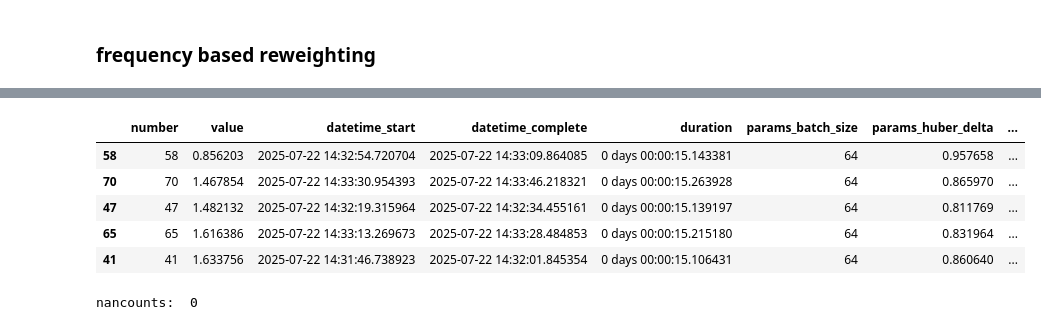
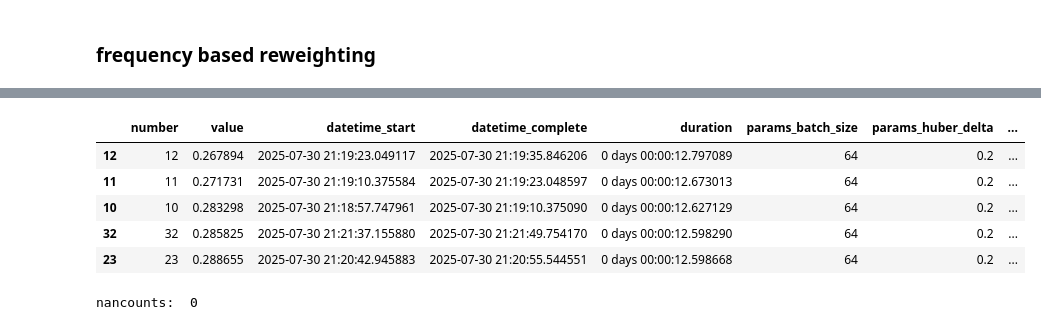
Before and after one commit to fizz-x/TreeHeads, a Jupyter notebook: training/04_unet_losstune.ipynb, the cells around one changed output, grey strips where cells are left out. Saved outputs shown, nothing was run; the diff lists cells and outputs as text; code cells hidden in the pictures.

```diff
--- a/training/04_unet_losstune.ipynb
+++ b/training/04_unet_losstune.ipynb
@@ -310,7 +249,7 @@ config = {
     'weight_decay': 3e-4,
     'momentum': 0.9,
     'epochs': 250,
-    'huber_delta': 1,
+    'huber_delta': 0.2,
     'device':  'mps' if torch.backends.mps.is_available() else 'cpu'
 }
 # %%
@@ -351,7 +290,7 @@ class S2CanopyHeightDataset(Dataset):
         """
         # Calculate distribution of valid (non-NaN) areas using the mask
         valid_y = self.y[self.mask].flatten()
-        hist, bin_edges = np.histogram(valid_y.cpu().numpy(), bins=100, density=True)
+        hist, bin_edges = np.histogram(valid_y.cpu().numpy(), bins=50, density=True)
         return hist, bin_edges
 
 # Syntax: X_train, X_val, X_test, y_train, y_val, y_test
@@ -497,8 +436,9 @@ def objective(trial):
     lr = trial.suggest_float('lr', 1e-4, 1e-2, log=True)
     weight_decay = trial.suggest_float('weight_decay', 1e-5, 1e-2, log=True)
     momentum = trial.suggest_float('momentum', 0.6, 0.99)
-    huber_delta = trial.suggest_float('huber_delta', 0.7, 1.0)
-    edge_weight = trial.suggest_float('edge_weight', 1.0, 3.0)
+    #huber_delta = trial.suggest_float('huber_delta', 0.2,0.2)
+    edge_weight = trial.suggest_float('edge_weight', 1.0, 1.2)
+    max_weight = trial.suggest_float('max_weight', 1.0, 15.0)
 
     # Update config
     config.update({
@@ -506,7 +446,7 @@ def objective(trial):
         'lr': lr,
         'weight_decay': weight_decay,
         'momentum': momentum,
-        'huber_delta': huber_delta,
+        #'huber_delta': huber_delta,
         'edge_weight': edge_weight
     })
 
@@ -520,14 +460,14 @@ def objective(trial):
     criterion = edge_sensitive_huber_loss
 
     # Training loop (short for tuning)
-    epochs = 35
+    epochs = 25
     for epoch in range(epochs):
         model.train()
         for inputs, targets, mask in train_loader:
             inputs, targets, mask = inputs.to(config['device']), targets.to(config['device']), mask.to(config['device'])
             optimizer.zero_grad()
             outputs = model(inputs)
-            loss = criterion(outputs, targets, mask, delta=huber_delta, edge_weight=edge_weight)
+            loss = criterion(outputs, targets, mask, delta=config['huber_delta'], edge_weight=edge_weight)
             loss.backward()
             optimizer.step()
 
@@ -538,7 +478,7 @@ def objective(trial):
             for inputs, targets, mask in val_loader:
                 inputs, targets, mask = inputs.to(config['device']), targets.to(config['device']), mask.to(config['device'])
                 outputs = model(inputs)
-                loss = criterion(outputs, targets, mask, delta=huber_delta, edge_weight=edge_weight)
+                loss = criterion(outputs, targets, mask, delta=config['huber_delta'], edge_weight=edge_weight)
                 val_loss += loss.item() * inputs.size(0)
         val_loss /= len(val_loader.dataset)
         trial.report(val_loss, epoch)
@@ -547,8 +487,8 @@ def objective(trial):
 
     return val_loss
 
-study = optuna.create_study(direction='minimize')
-study.optimize(objective, n_trials=75)
+study = optuna.create_study(direction='minimize',)
+study.optimize(objective, n_trials=50,)
 
 print("Best parameters:")
 print(study.best_params)
@@ -558,5 +498,4 @@ print(f"Best validation loss: {study.best_value:.4f}")
 df_trials = study.trials_dataframe()
 df_trials = df_trials.sort_values('value', ascending=True)
 df_trials.head()
-#print(df_trials[['batch_size', 'lr', 'weight_decay', 'momentum', 'huber_delta', 'value']].sort_values('value'))
 # %% [output]
@@ -601,7 +541,7 @@ config = {
     'weight_decay': 3e-4,
     'momentum': 0.9,
     'epochs': 250,
-    'huber_delta': 1,
+    'huber_delta': 0.2,
     'device':  'mps' if torch.backends.mps.is_available() else 'cpu'
 }
 
@@ -753,9 +683,9 @@ def objective(trial):
     lr = trial.suggest_float('lr', 1e-4, 1e-2, log=True)
     weight_decay = trial.suggest_float('weight_decay', 1e-5, 1e-2, log=True)
     momentum = trial.suggest_float('momentum', 0.6, 0.99)
-    huber_delta = trial.suggest_float('huber_delta', 0.7, 1.0)
-    max_weight = trial.suggest_float('max_weight', 1.0, 5.0)
-    tail_factor = trial.suggest_float('tail_factor', 1.0, 3.0)
+    huber_delta = trial.suggest_float('huber_delta', 0.2, 0.2)
+    max_weight = trial.suggest_float('max_weight', 3.0, 20.0)
+    tail_factor = trial.suggest_float('tail_factor', 1.0, 1.2)
     #edge_weight = trial.suggest_float('edge_weight', 1.0, 3.0)
 
     # Update config
@@ -779,16 +709,18 @@ def objective(trial):
     model = UNet(config['num_bands']).to(config['device'])
     optimizer = optim.Adam(model.parameters(), lr=lr, weight_decay=weight_decay)
     criterion = frequency_weighted_huber_loss
+    criterion = masked_huber_loss
 
     # Training loop (short for tuning)
-    epochs = 30
+    epochs = 25
     for epoch in range(epochs):
         model.train()
         for inputs, targets, mask in train_loader:
             inputs, targets, mask = inputs.to(config['device']), targets.to(config['device']), mask.to(config['device'])
             optimizer.zero_grad()
             outputs = model(inputs)
-            loss = criterion(outputs, targets, mask, delta=huber_delta, hist=hist, bin_edges=bin_edges, max_weight=max_weight, tail_factor=tail_factor)
+            #loss = criterion(outputs, targets, mask, delta=huber_delta, hist=hist, bin_edges=bin_edges, max_weight=max_weight, tail_factor=tail_factor)
+            loss = criterion(outputs, targets, mask)
             loss.backward()
             optimizer.step()
 
@@ -799,7 +731,8 @@ def objective(trial):
             for inputs, targets, mask in val_loader:
                 inputs, targets, mask = inputs.to(config['device']), targets.to(config['device']), mask.to(config['device'])
                 outputs = model(inputs)
-                loss = criterion(outputs, targets, mask, delta=huber_delta, hist=hist, bin_edges=bin_edges,max_weight=max_weight, tail_factor=tail_factor)
+                #loss = criterion(outputs, targets, mask, delta=huber_delta, hist=hist, bin_edges=bin_edges,max_weight=max_weight, tail_factor=tail_factor)
+                loss = criterion(outputs, targets, mask)
                 val_loss += loss.item() * inputs.size(0)
         val_loss /= len(val_loader.dataset)
         trial.report(val_loss, epoch)
@@ -809,7 +742,7 @@ def objective(trial):
     return val_loss
 
 study = optuna.create_study(direction='minimize')
-study.optimize(objective, n_trials=75)
+study.optimize(objective, n_trials=50)
 
 print("Best parameters:")
 print(study.best_params)
@@ -843,9 +776,9 @@ Best validation loss: 0.8562
 |  | number | value | datetime_start | datetime_complete | duration | params_batch_size | params_huber_delta | ... |
-| 58 | 58 | 0.856203 | 2025-07-22 14:32:54.720704 | 2025-07-22 14:33:09.864085 | 0 days 00:00:15.143381 | 64 | 0.957658 | ... |
-| 70 | 70 | 1.467854 | 2025-07-22 14:33:30.954393 | 2025-07-22 14:33:46.218321 | 0 days 00:00:15.263928 | 64 | 0.865970 | ... |
-| 47 | 47 | 1.482132 | 2025-07-22 14:32:19.315964 | 2025-07-22 14:32:34.455161 | 0 days 00:00:15.139197 | 64 | 0.811769 | ... |
-| 65 | 65 | 1.616386 | 2025-07-22 14:33:13.269673 | 2025-07-22 14:33:28.484853 | 0 days 00:00:15.215180 | 64 | 0.831964 | ... |
-| 41 | 41 | 1.633756 | 2025-07-22 14:31:46.738923 | 2025-07-22 14:32:01.845354 | 0 days 00:00:15.106431 | 64 | 0.860640 | ... |
+| 12 | 12 | 0.267894 | 2025-07-30 21:19:23.049117 | 2025-07-30 21:19:35.846206 | 0 days 00:00:12.797089 | 64 | 0.2 | ... |
+| 11 | 11 | 0.271731 | 2025-07-30 21:19:10.375584 | 2025-07-30 21:19:23.048597 | 0 days 00:00:12.673013 | 64 | 0.2 | ... |
+| 10 | 10 | 0.283298 | 2025-07-30 21:18:57.747961 | 2025-07-30 21:19:10.375090 | 0 days 00:00:12.627129 | 64 | 0.2 | ... |
+| 32 | 32 | 0.285825 | 2025-07-30 21:21:37.155880 | 2025-07-30 21:21:49.754170 | 0 days 00:00:12.598290 | 64 | 0.2 | ... |
+| 23 | 23 | 0.288655 | 2025-07-30 21:20:42.945883 | 2025-07-30 21:20:55.544551 | 0 days 00:00:12.598668 | 64 | 0.2 | ... |
 # %%
 # Central hyperparameter config
 finetrainmode = False # not(pretrainmode)
```
Also changed, not shown: parts of 15 cells of this notebook, 1 other file.
